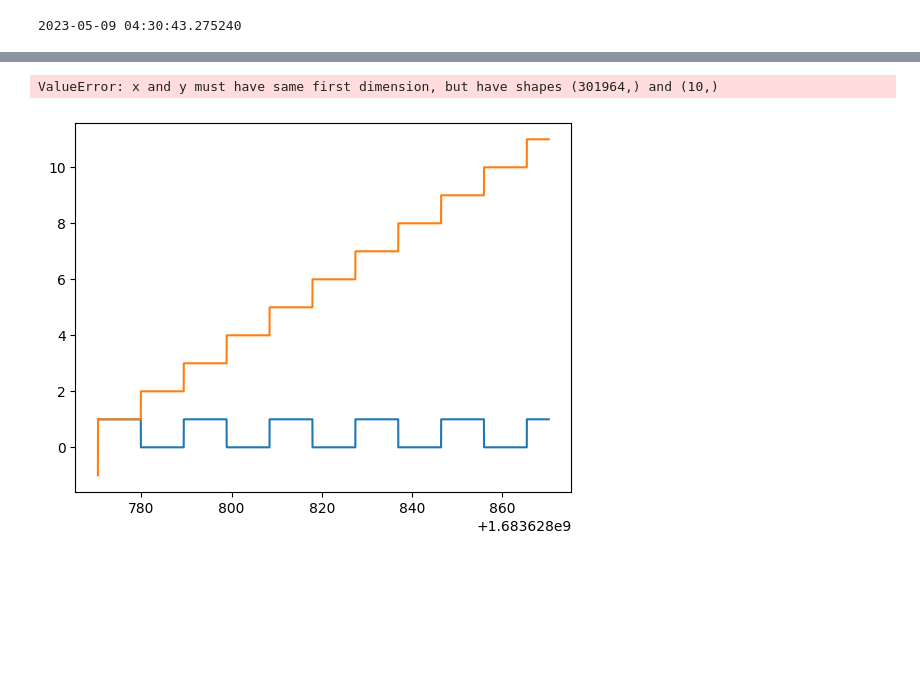
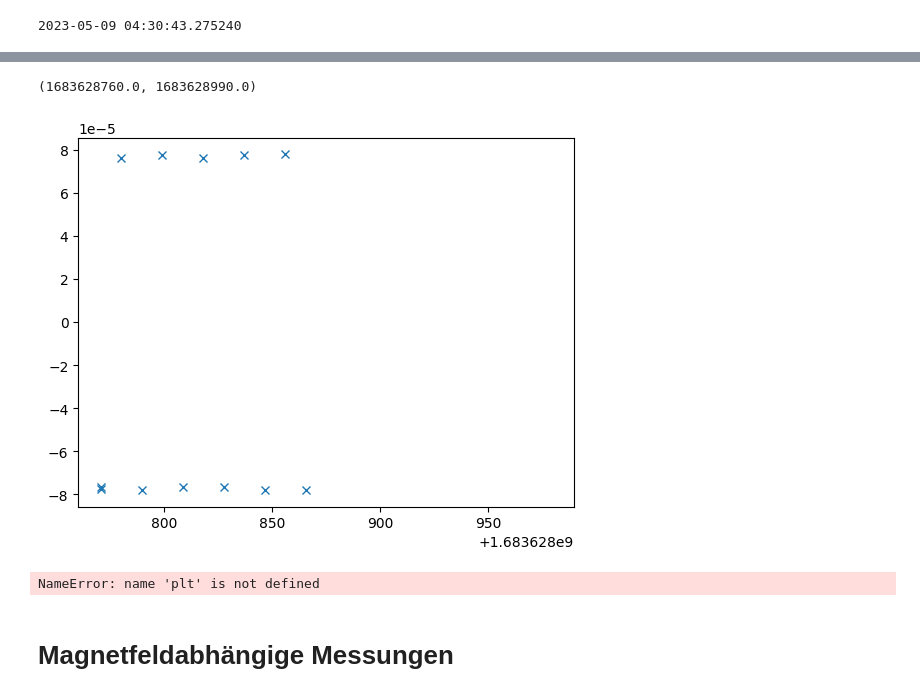
Before and after one commit to mawenzy/p5control-bluefors, a Jupyter notebook: IV Script.ipynb, the cells around one changed output, grey strips where cells are left out. Cells and saved outputs as stored; diff of their text form; code cells hidden in the pictures; blank space fills up the shorter version.

```diff
--- a/IV Script.ipynb
+++ b/IV Script.ipynb
@@ -107,6 +107,11 @@ m.stop()
 sleep(1)
 gw.adwin.setSweeping(False)
 # %%
+from p5control import InstrumentGateway, DataGateway
+
+dgw = DataGateway()
+dgw.connect()
+
 offset = dgw.get_data(f"/measurement/{name}/{offset_name}/adwin")
 sweep = dgw.get_data(f"/measurement/{name}/{sweep_name}_1/adwin")
 
@@ -125,15 +130,21 @@ current = V2 / 100 * 100 / 47000 # FemtoA, VD, R_ref [A]
 
 trigger = sweep['trigger']
 
+plt.plot(t, trigger)
+
 new_trig = np.copy(trigger)
 new_time = np.copy(t)
+
 new_trig = np.array(new_trig, dtype='float64')
 new_trig[new_trig<1] = np.nan
 new_trig = new_trig%2
+
 new_trig = np.abs(new_trig[1:]-new_trig[:-1])
 new_time = t[1:]
-new_time[new_trig==0] = np.nan
-new_trig[new_trig==0] = np.nan
+
+logic = new_trig==0
+new_trig[logic] = np.nan
+new_time[logic] = np.nan
 
 new_trig = new_trig[~np.isnan(new_trig)]
 new_time = new_time[~np.isnan(new_time)]
@@ -144,7 +156,19 @@ print(off_V1, off_V2)
 # %%
-plt.plot(t, trigger%2)
-plt.plot(t, trigger)
-plt.plot(new_time, new_trig, 'x')
+plt.plot(t, current,'x')
+plt.xlim(1.68362876e+09,1.68362899e+09)
+#plt.plot(voltage, current, '.')
+#plt.plot(t, trigger)
+# plt.plot(new_time[:], new_time/new_time, 'x')
 # %% [output]
-ValueError: x and y must have same first dimension, but have shapes (301964,) and (10,)
+(1683628760.0, 1683628990.0)
-[figure, old version]
+[figure, new version]
+# %%
+#plt.plot(sweep['V1'],'.')
+#plt.plot(V1,'.')
+#plt.plot(voltage,'.')
+plt.plot(current/voltage, voltage, '.')
+plt.grid(True)
+# %% [output]
+NameError: name 'plt' is not defined
+# %% [markdown]
+# Magnetfeldabhängige Messungen
```
Also changed, not shown: parts of 11 cells of this notebook, 20 other files.
